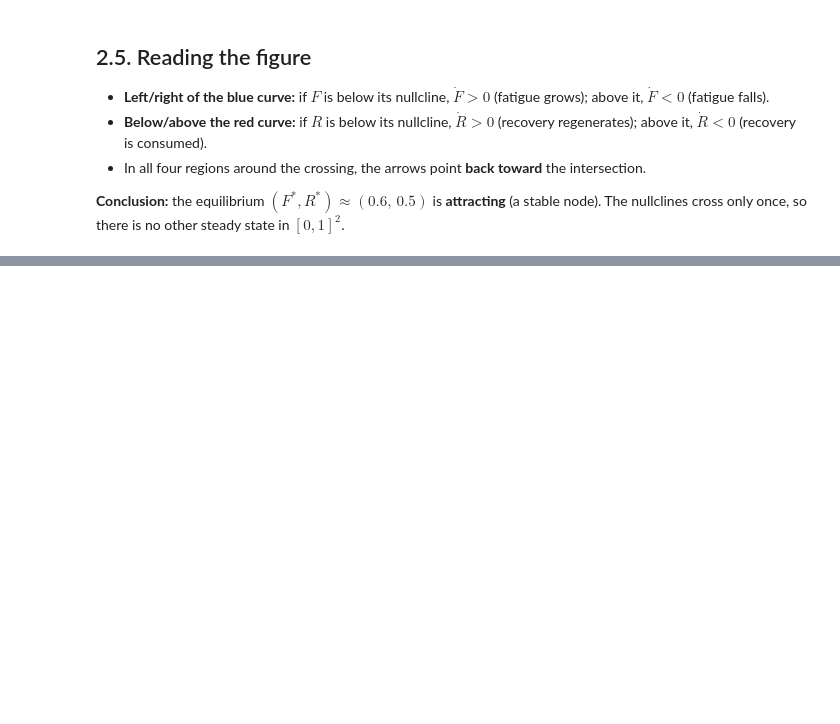
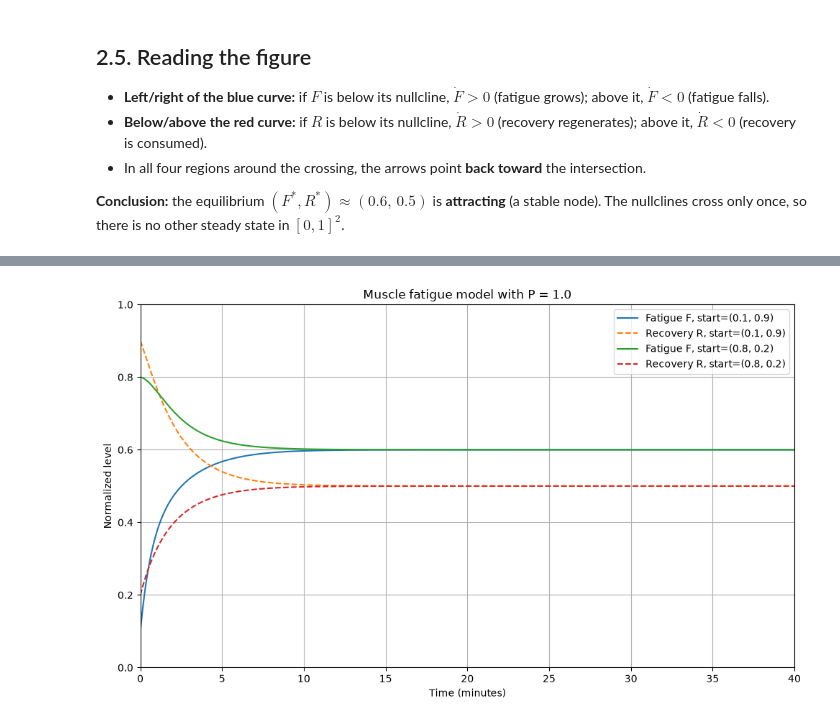
Before and after one commit to ayeshawaheed9/Math-modeling-project, a Jupyter notebook: main.ipynb, the cells around one changed output, grey strips where cells are left out. Saved outputs shown, nothing was run; the diff lists cells and outputs as text; code cells hidden in the pictures; blank space fills up the shorter version.

Commit message:
Add P=1 numerical simulation
Add Question 3 simulation code and analysis for fatigue and recovery over 40 minutes from two initial states.

```diff
--- a/main.ipynb
+++ b/main.ipynb
@@ -129,0 +176,22 @@ plt.show()
+# %%
+plt.figure(figsize=(10, 6))
+
+for initial_F, initial_R in initial_conditions:
+    F, R = simulate(initial_F, initial_R)
+    start = f"start=({initial_F}, {initial_R})"
+
+    # Solid lines show fatigue; dashed lines show recovery capacity
+    plt.plot(time, F, label=f"Fatigue F, {start}")
+    plt.plot(time, R, "--", label=f"Recovery R, {start}")
+
+plt.xlabel("Time (minutes)")
+plt.ylabel("Normalized level")
+plt.title(f"Muscle fatigue model with P = {P}")
+plt.xlim(0, end_time)
+plt.ylim(0, 1)
+plt.grid(True)
+plt.legend()
+plt.tight_layout()
+plt.show()
+# %% [output]
+[figure, added]
```
Also changed, not shown: parts of 3 cells of this notebook.
